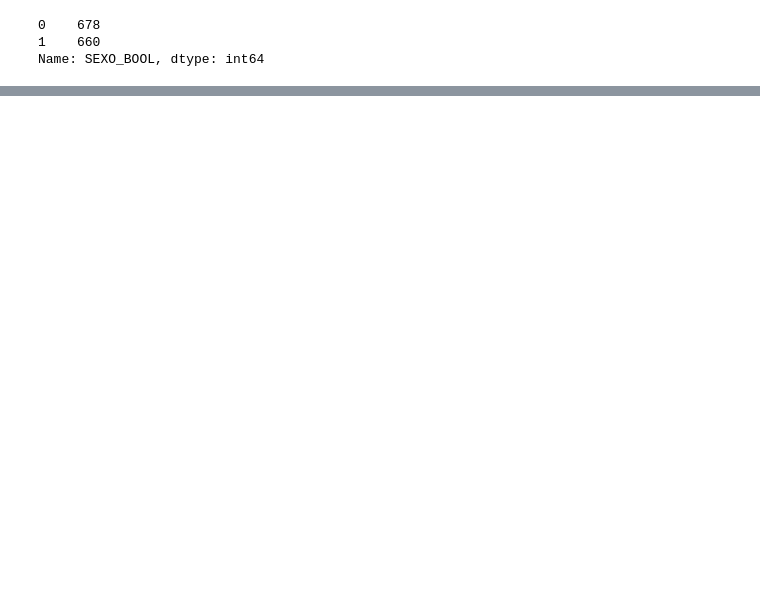
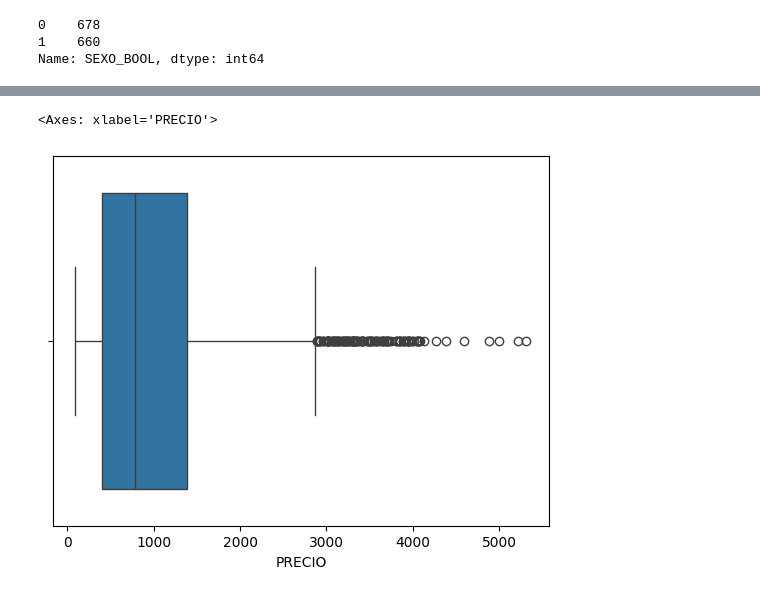
Before and after one commit to rulogar1234/nuclio-1, a Jupyter notebook: Clase2_Preprocesamiento_en_clase.ipynb, the cells around one changed output, grey strips where cells are left out. Saved outputs shown, nothing was run; the diff lists cells and outputs as text; code cells hidden in the pictures; blank space fills up the shorter version.

```diff
--- a/Clase2_Preprocesamiento_en_clase.ipynb
+++ b/Clase2_Preprocesamiento_en_clase.ipynb
@@ -188,0 +329,5 @@ Name: SEXO_BOOL, dtype: int64
+# %%
+sns.boxplot(x=df_seguro3["PRECIO"])
+# %% [output]
+<Axes: xlabel='PRECIO'>
+[figure, added]
```
Also changed, not shown: parts of 33 cells of this notebook.
